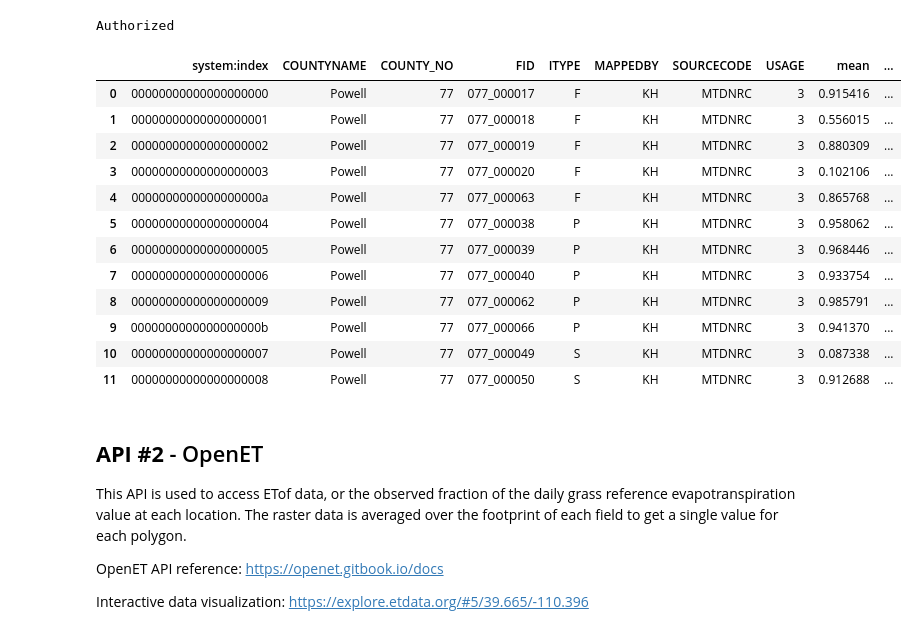
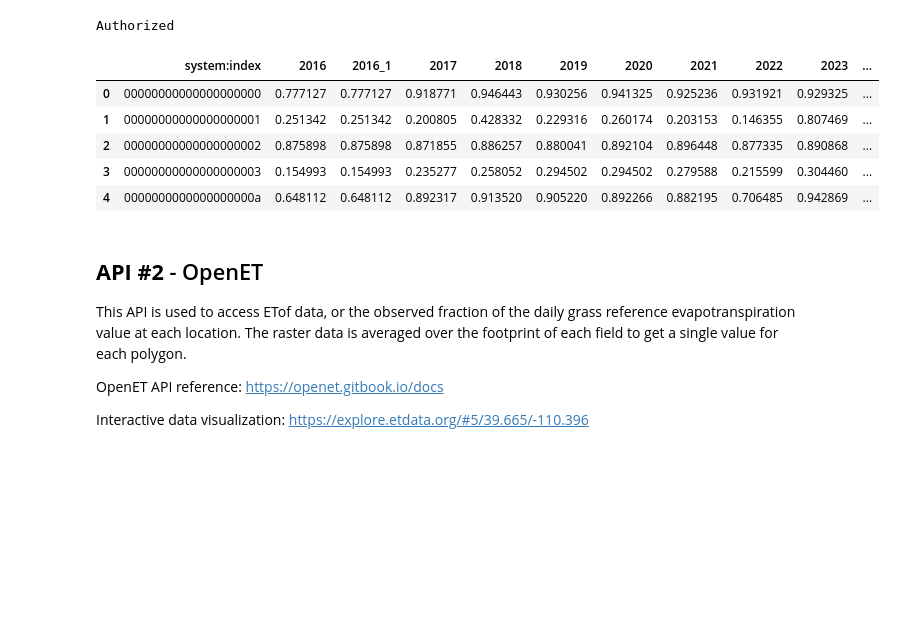
Before and after one commit to MTDNRC-WRD/openet, a Jupyter notebook: examples/example1.ipynb, the cells around one changed output. Saved outputs shown, nothing was run; the diff lists cells and outputs as text; code cells hidden in the pictures; blank space fills up the shorter version.

```diff
--- a/examples/example1.ipynb
+++ b/examples/example1.ipynb
@@ -103,24 +84,17 @@ task.start()
 # %%
 ## Look at the file after it's been downloaded from Google Drive
 
 import pandas as pd
 
 im_data = pd.read_csv(os.path.join(main_dir, '{}.csv'.format(im_filename)))
-im_data
+im_data.head()
 # %% [output]
-|  | system:index | COUNTYNAME | COUNTY_NO | FID | ITYPE | MAPPEDBY | SOURCECODE | USAGE | mean | ... |
-| 0 | 00000000000000000000 | Powell | 77 | 077_000017 | F | KH | MTDNRC | 3 | 0.915416 | ... |
-| 1 | 00000000000000000001 | Powell | 77 | 077_000018 | F | KH | MTDNRC | 3 | 0.556015 | ... |
-| 2 | 00000000000000000002 | Powell | 77 | 077_000019 | F | KH | MTDNRC | 3 | 0.880309 | ... |
-| 3 | 00000000000000000003 | Powell | 77 | 077_000020 | F | KH | MTDNRC | 3 | 0.102106 | ... |
-| 4 | 0000000000000000000a | Powell | 77 | 077_000063 | F | KH | MTDNRC | 3 | 0.865768 | ... |
-| 5 | 00000000000000000004 | Powell | 77 | 077_000038 | P | KH | MTDNRC | 3 | 0.958062 | ... |
-| 6 | 00000000000000000005 | Powell | 77 | 077_000039 | P | KH | MTDNRC | 3 | 0.968446 | ... |
-| 7 | 00000000000000000006 | Powell | 77 | 077_000040 | P | KH | MTDNRC | 3 | 0.933754 | ... |
-| 8 | 00000000000000000009 | Powell | 77 | 077_000062 | P | KH | MTDNRC | 3 | 0.985791 | ... |
-| 9 | 0000000000000000000b | Powell | 77 | 077_000066 | P | KH | MTDNRC | 3 | 0.941370 | ... |
-| 10 | 00000000000000000007 | Powell | 77 | 077_000049 | S | KH | MTDNRC | 3 | 0.087338 | ... |
-| 11 | 00000000000000000008 | Powell | 77 | 077_000050 | S | KH | MTDNRC | 3 | 0.912688 | ... |
+|  | system:index | 2016 | 2016_1 | 2017 | 2018 | 2019 | 2020 | 2021 | 2022 | 2023 | ... |
+| 0 | 00000000000000000000 | 0.777127 | 0.777127 | 0.918771 | 0.946443 | 0.930256 | 0.941325 | 0.925236 | 0.931921 | 0.929325 | ... |
+| 1 | 00000000000000000001 | 0.251342 | 0.251342 | 0.200805 | 0.428332 | 0.229316 | 0.260174 | 0.203153 | 0.146355 | 0.807469 | ... |
+| 2 | 00000000000000000002 | 0.875898 | 0.875898 | 0.871855 | 0.886257 | 0.880041 | 0.892104 | 0.896448 | 0.877335 | 0.890868 | ... |
+| 3 | 00000000000000000003 | 0.154993 | 0.154993 | 0.235277 | 0.258052 | 0.294502 | 0.294502 | 0.279588 | 0.215599 | 0.304460 | ... |
+| 4 | 0000000000000000000a | 0.648112 | 0.648112 | 0.892317 | 0.913520 | 0.905220 | 0.892266 | 0.882195 | 0.706485 | 0.942869 | ... |
 # %% [markdown]
 ## **API #2** - OpenET
 
```
Also changed, not shown: parts of 17 cells of this notebook, 7 other files.
